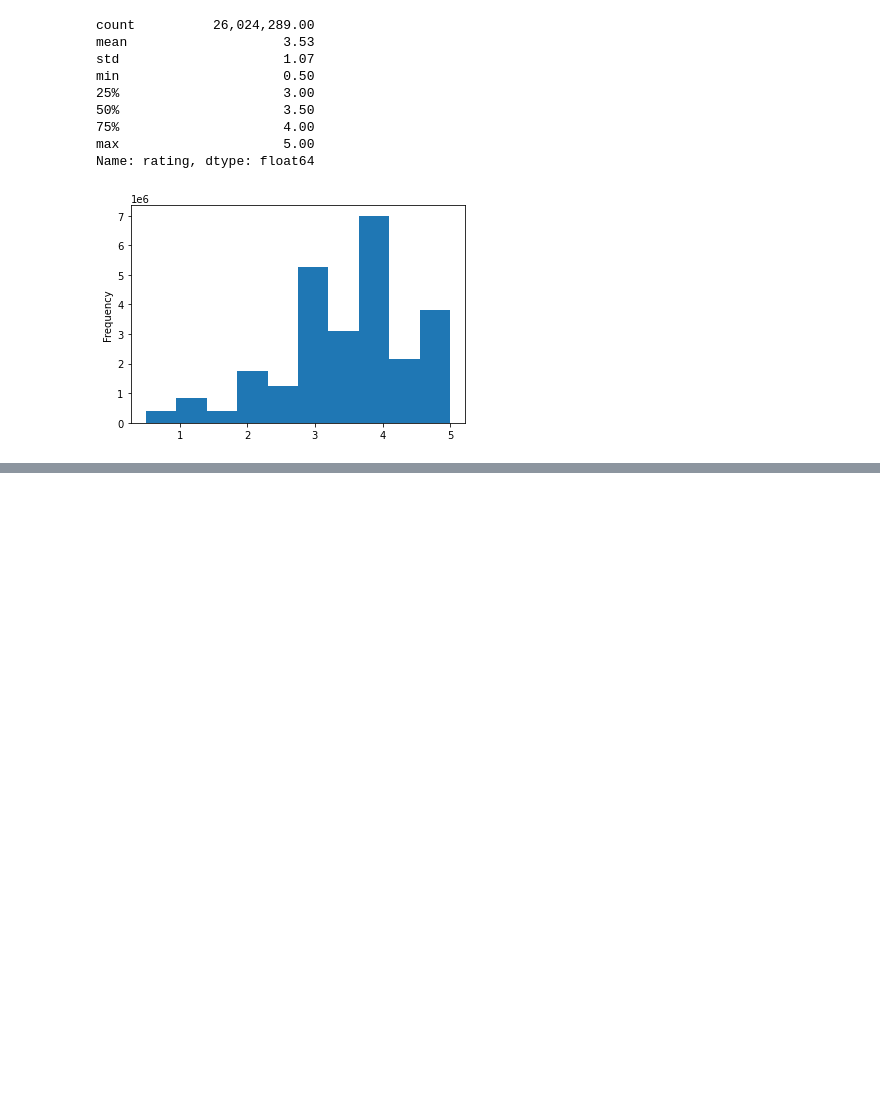
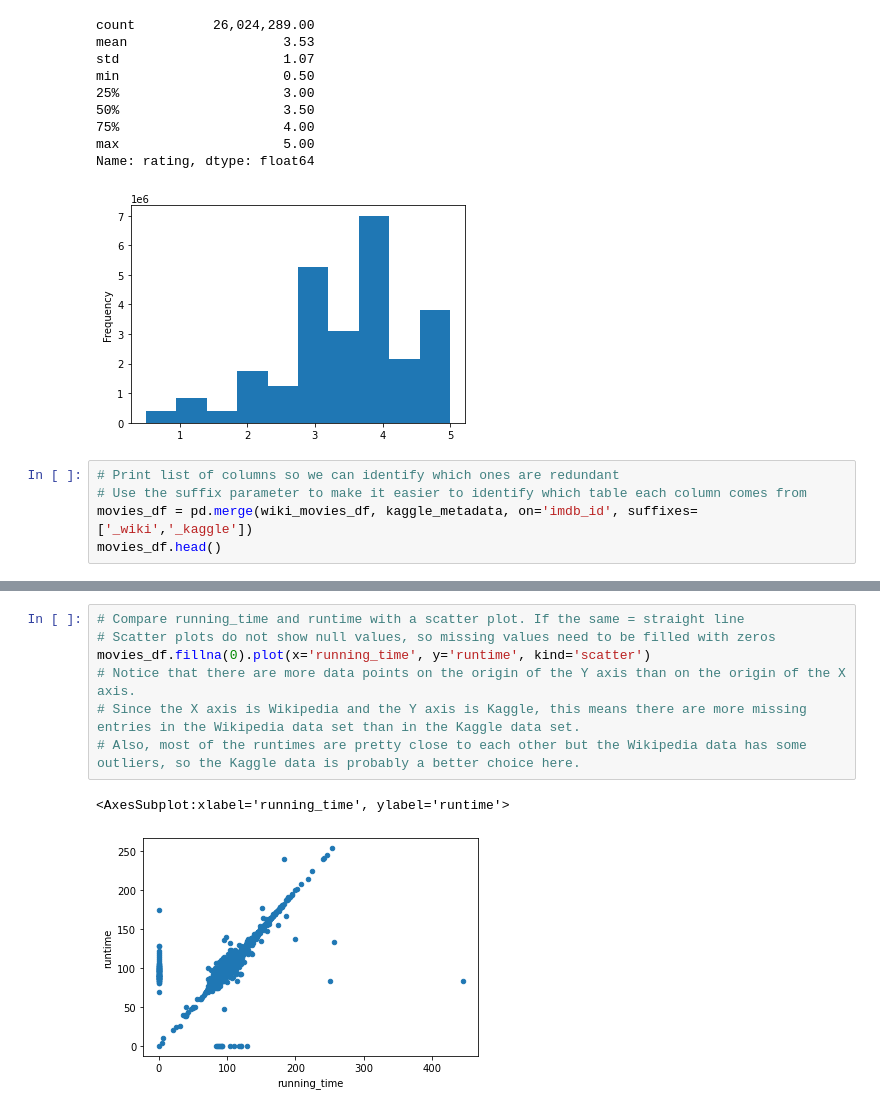
Before and after one commit to CrossCreed/Movies-ETL, a Jupyter notebook: Wikipedia_ETL.ipynb, the cells around one changed output, grey strips where cells are left out. Drawn from its saved outputs; the diff is of its cells as text; blank space fills up the shorter version.

```diff
--- a/Wikipedia_ETL.ipynb
+++ b/Wikipedia_ETL.ipynb
@@ -746,3 +746,8 @@ min                     0.50
 max                     5.00
 Name: rating, dtype: float64
 [figure]
+# %%
+# Print list of columns so we can identify which ones are redundant
+# Use the suffix parameter to make it easier to identify which table each column comes from
+movies_df = pd.merge(wiki_movies_df, kaggle_metadata, on='imdb_id', suffixes=['_wiki','_kaggle'])
+movies_df.head()
@@ -748,0 +802,10 @@ Name: rating, dtype: float64
+# %%
+# Compare running_time and runtime with a scatter plot. If the same = straight line
+# Scatter plots do not show null values, so missing values need to be filled with zeros
+movies_df.fillna(0).plot(x='running_time', y='runtime', kind='scatter')
+# Notice that there are more data points on the origin of the Y axis than on the origin of the X axis.
+# Since the X axis is Wikipedia and the Y axis is Kaggle, this means there are more missing entries in the Wikipedia data set than in the Kaggle data set.
+# Also, most of the runtimes are pretty close to each other but the Wikipedia data has some outliers, so the Kaggle data is probably a better choice here.
+# %% [output]
+<AxesSubplot:xlabel='running_time', ylabel='runtime'>
+[figure, added]
```
Also changed, not shown: parts of 22 cells of this notebook.
